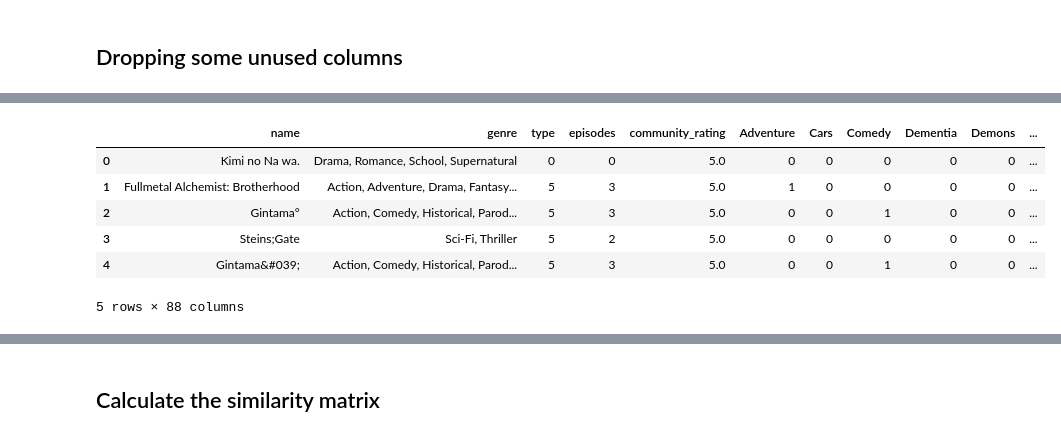
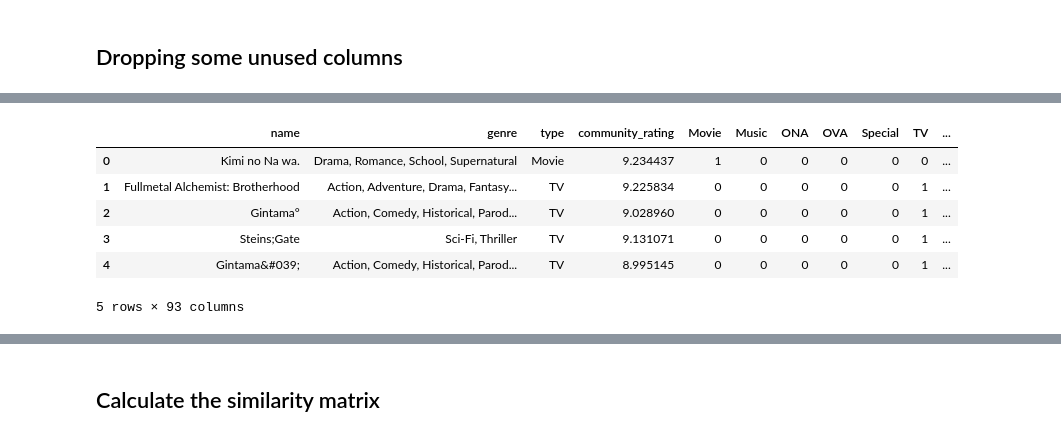
Before and after one commit to varian97/Anime-Recommender-System, a Jupyter notebook: Content Based Recommender.ipynb, the cells around one changed output, grey strips where cells are left out. Drawn from its saved outputs; the diff is of its cells as text; code cells hidden in the pictures.

```diff
--- a/Content Based Recommender.ipynb
+++ b/Content Based Recommender.ipynb
@@ -264,11 +231,0 @@ df.head()
-# %%
-# type
-df['type'] = df['type'].map({
-    "Movie":0,
-    "Music":1,
-    "OVA": 2,
-    "ONA": 3,
-    "Special":4,
-    "TV": 5
-})
-df.head()
@@ -282,7 +231,0 @@ df.head()
-# %%
-# episodes
-df.loc[(df['episodes'] < 10), 'episodes'] = 0
-df.loc[(df['episodes'] >= 10) & (df['episodes'] < 20), 'episodes'] = 1
-df.loc[(df['episodes'] >= 20) & (df['episodes'] < 40), 'episodes'] = 2
-df.loc[(df['episodes'] >= 40), 'episodes'] = 3
-df.head()
@@ -296,9 +231,0 @@ df.head()
-# %%
-# community_rating
-df.loc[(df['community_rating'] == 0), 'community_rating'] = 0
-df.loc[(df['community_rating'] > 0) & (df['community_rating'] < 5), 'community_rating'] = 1
-df.loc[(df['community_rating'] >= 5) & (df['community_rating'] < 6.25), 'community_rating'] = 2
-df.loc[(df['community_rating'] >= 6.25) & (df['community_rating'] < 7.5), 'community_rating'] = 3
-df.loc[(df['community_rating'] >= 7.5) & (df['community_rating'] < 8.75), 'community_rating'] = 4
-df.loc[(df['community_rating'] >= 8.75), 'community_rating'] = 5
-df.head()
@@ -314,4 +240,4 @@ df.head()
 # %%
-df.drop(['anime_id', 'rating', 'members'], axis=1, inplace=True)
+df.drop(['anime_id', 'rating', 'members', 'episodes'], axis=1, inplace=True)
 df.head()
 # %% [output]
@@ -326,12 +254,12 @@ df.head()
 # %%
-df = pd.concat([df, df['genre'].str.get_dummies(sep=',')], axis=1)
+df = pd.concat([df, df['type'].str.get_dummies(), df['genre'].str.get_dummies(sep=',')], axis=1)
 df.head()
 # %% [output]
-|  | name | genre | type | episodes | community_rating | Adventure | Cars | Comedy | Dementia | Demons | ... |
-| 0 | Kimi no Na wa. | Drama, Romance, School, Supernatural | 0 | 0 | 5.0 | 0 | 0 | 0 | 0 | 0 | ... |
-| 1 | Fullmetal Alchemist: Brotherhood | Action, Adventure, Drama, Fantasy... | 5 | 3 | 5.0 | 1 | 0 | 0 | 0 | 0 | ... |
-| 2 | Gintama° | Action, Comedy, Historical, Parod... | 5 | 3 | 5.0 | 0 | 0 | 1 | 0 | 0 | ... |
-| 3 | Steins;Gate | Sci-Fi, Thriller | 5 | 2 | 5.0 | 0 | 0 | 0 | 0 | 0 | ... |
-| 4 | Gintama&#039; | Action, Comedy, Historical, Parod... | 5 | 3 | 5.0 | 0 | 0 | 1 | 0 | 0 | ... |
+|  | name | genre | type | community_rating | Movie | Music | ONA | OVA | Special | TV | ... |
+| 0 | Kimi no Na wa. | Drama, Romance, School, Supernatural | Movie | 9.234437 | 1 | 0 | 0 | 0 | 0 | 0 | ... |
+| 1 | Fullmetal Alchemist: Brotherhood | Action, Adventure, Drama, Fantasy... | TV | 9.225834 | 0 | 0 | 0 | 0 | 0 | 1 | ... |
+| 2 | Gintama° | Action, Comedy, Historical, Parod... | TV | 9.028960 | 0 | 0 | 0 | 0 | 0 | 1 | ... |
+| 3 | Steins;Gate | Sci-Fi, Thriller | TV | 9.131071 | 0 | 0 | 0 | 0 | 0 | 1 | ... |
+| 4 | Gintama&#039; | Action, Comedy, Historical, Parod... | TV | 8.995145 | 0 | 0 | 0 | 0 | 0 | 1 | ... |
-5 rows × 88 columns
+5 rows × 93 columns
 # %%
```
Also changed, not shown: parts of 32 cells of this notebook.
